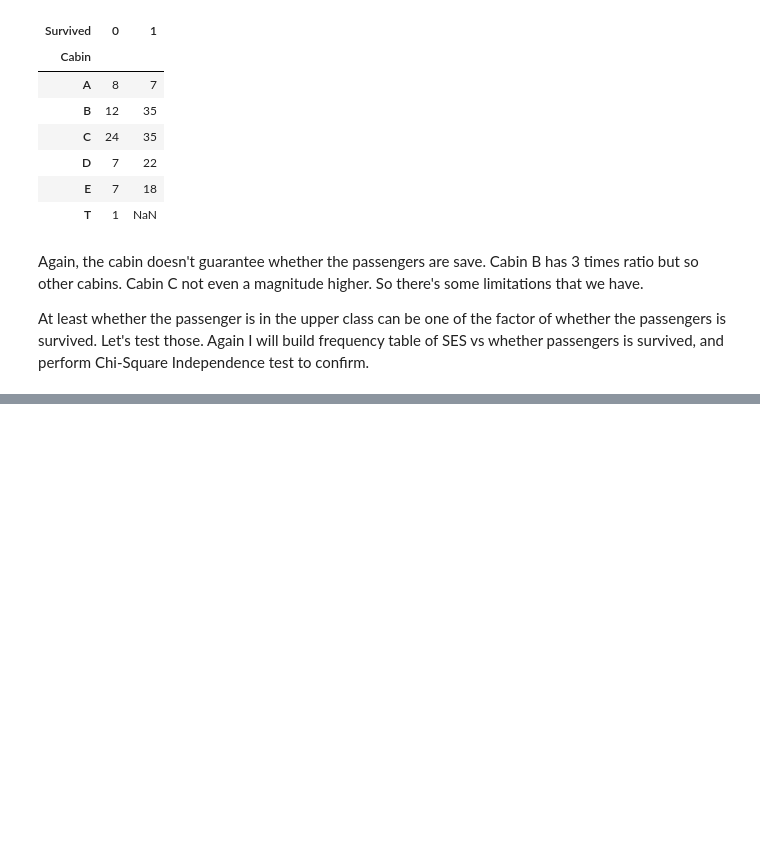
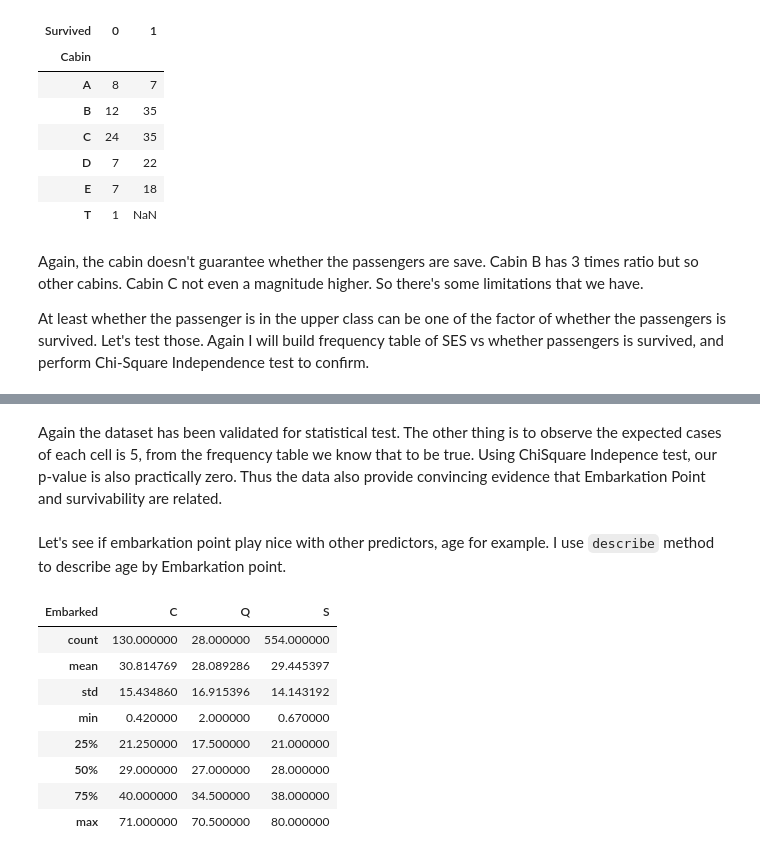
Before and after one commit to napjon/ds-nd, a Jupyter notebook: p2-introds/titanic/titanic.ipynb, the cells around one changed output, grey strips where cells are left out. Saved outputs shown, nothing was run; the diff lists cells and outputs as text; code cells hidden in the pictures; blank space fills up the shorter version.

```diff
--- a/p2-introds/titanic/titanic.ipynb
+++ b/p2-introds/titanic/titanic.ipynb
@@ -272,0 +307,16 @@ chi2,p,dof,expected = sp.chi2_contingency(pd.crosstab(df.Pclass,df.Survived))
+# %% [markdown]
+Again the dataset has been validated for statistical test. The other thing is to observe the expected cases of each cell is 5, from the frequency table we know that to be true. Using ChiSquare Indepence test, our p-value is also practically zero. Thus the data also provide convincing evidence that Embarkation Point and survivability are related.
+# %% [markdown]
+Let's see if embarkation point play nice with other predictors, age for example. I use `describe` method to describe age by Embarkation point.
+# %%
+df.groupby('Embarked').Age.describe().unstack(level=0)
+# %% [output]
+| Embarked | C | Q | S |
+| count | 130.000000 | 28.000000 | 554.000000 |
+| mean | 30.814769 | 28.089286 | 29.445397 |
+| std | 15.434860 | 16.915396 | 14.143192 |
+| min | 0.420000 | 2.000000 | 0.670000 |
+| 25% | 21.250000 | 17.500000 | 21.000000 |
+| 50% | 29.000000 | 27.000000 | 28.000000 |
+| 75% | 40.000000 | 34.500000 | 38.000000 |
+| max | 71.000000 | 70.500000 | 80.000000 |
```
Also changed, not shown: parts of 35 cells of this notebook, 1 other file.
